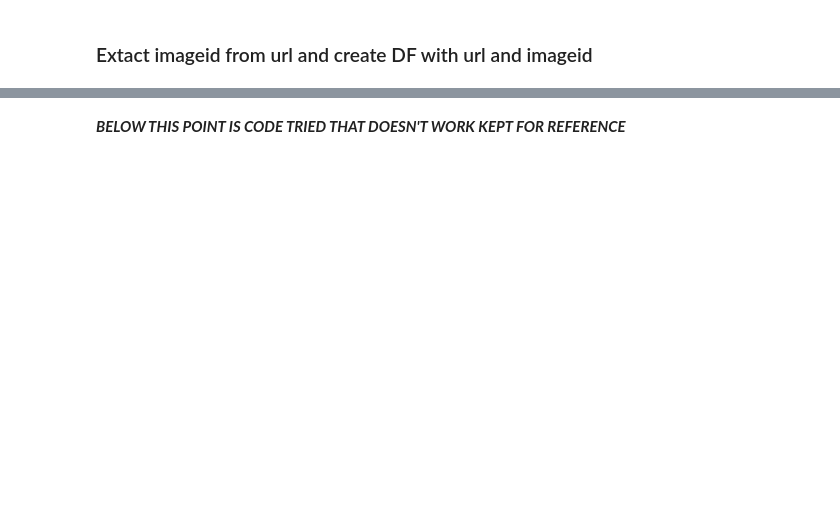
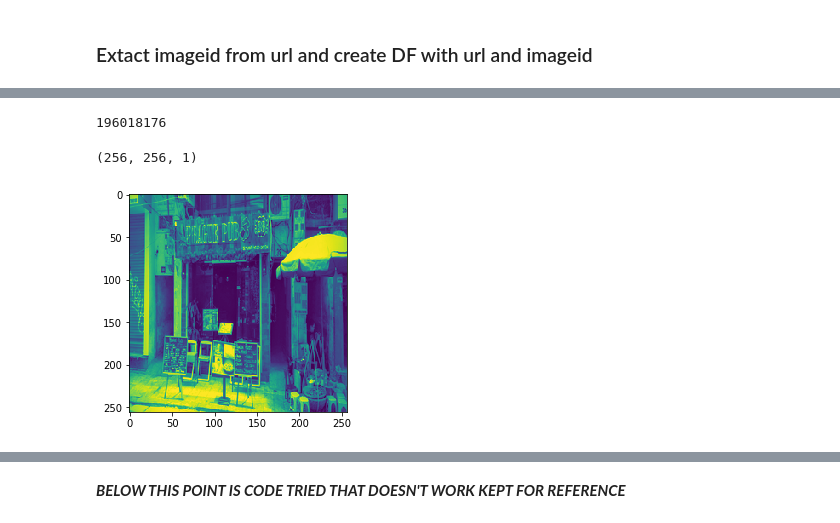
Before and after one commit to cabincabin/MLRobustClassifier, a Jupyter notebook: notebooks/generate_minibatch.ipynb, the cells around one changed output, grey strips where cells are left out. Drawn from its saved outputs; the diff is of its cells as text; code cells hidden in the pictures; blank space fills up the shorter version.

```diff
--- a/notebooks/generate_minibatch.ipynb
+++ b/notebooks/generate_minibatch.ipynb
@@ -240,8 +207,3 @@ Boat
 ### Extact imageid from url and create DF with url and imageid
 # %%
 image_info=strip_filepath(mini_batch)
-# %%
-for id in range(1,10):
-  test_file=mini_batch[id]
-  print(test_file)
-  plot_image(test_file)
@@ -261,0 +325,23 @@ Table/00fb47a3a3de737e.jpg
+# %%
+import random
+random.seed(4)
+#total=len(labels_test)
+total=len(data_test)
+train_size=round(total*0.75)
+test_size=total-train_size
+train_ind=np.random.choice(len(labels_test),train_size,replace=False)
+test_ind=np.setdiff1d(list(range(0, total)),train_ind)
+print(test_ind)
+print(train_ind)
+
+
+labels_test=np.array(labels_test)
+data_test=np.array(data_test)
+
+
+X_train=data_test[np.where(train_ind)]
+X_test=data_test[np.where(test_ind)]
+Y_train=labels_test[np.where(train_ind)]
+Y_test=labels_test[np.where(test_ind)]
+
+len(X_subset[1])
@@ -261,0 +367,24 @@ Table/00fb47a3a3de737e.jpg
+# %%
+print(X_train.size)
+# %% [output]
+196018176
+# %%
+import keras
+plt.figure()
+plt.imshow(X_train[0])
+
+img_len=256
+img_width=256
+# We reshape the input data to have a depth of 1 (grey scale)
+if keras.backend.image_data_format() == 'channels_first':
+    X_train = X_train.reshape(X_train.shape[0], 1, img_len, img_width)
+    X_test = X_test.reshape(X_test.shape[0], 1, img_len, img_width)
+    input_shape = (1, img_len, img_cols)
+else:
+    X_train = X_train.reshape(X_train.shape[0], img_len, img_width, 1)
+    X_test = X_test.reshape(X_test.shape[0], img_len, img_width, 1)
+    input_shape = (28, 28, 1)
+print(X_train[1].shape)
+# %% [output]
+(256, 256, 1)
+[figure, added]
```
Also changed, not shown: parts of 24 cells of this notebook, 1 other file.
